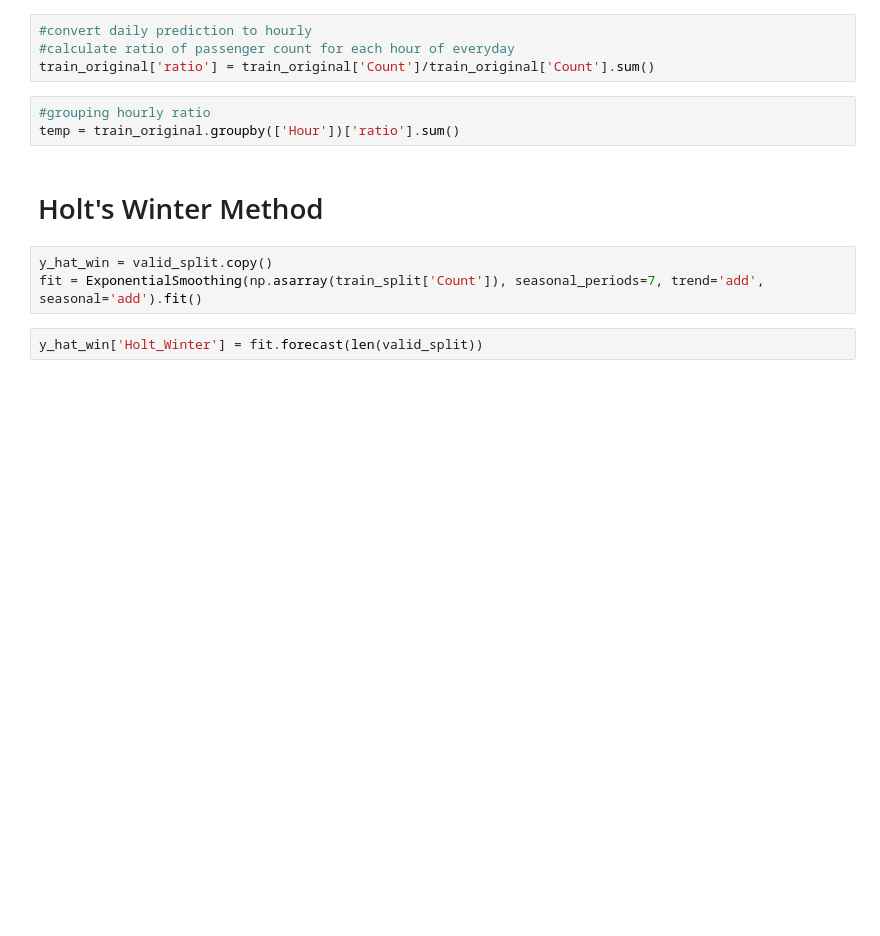
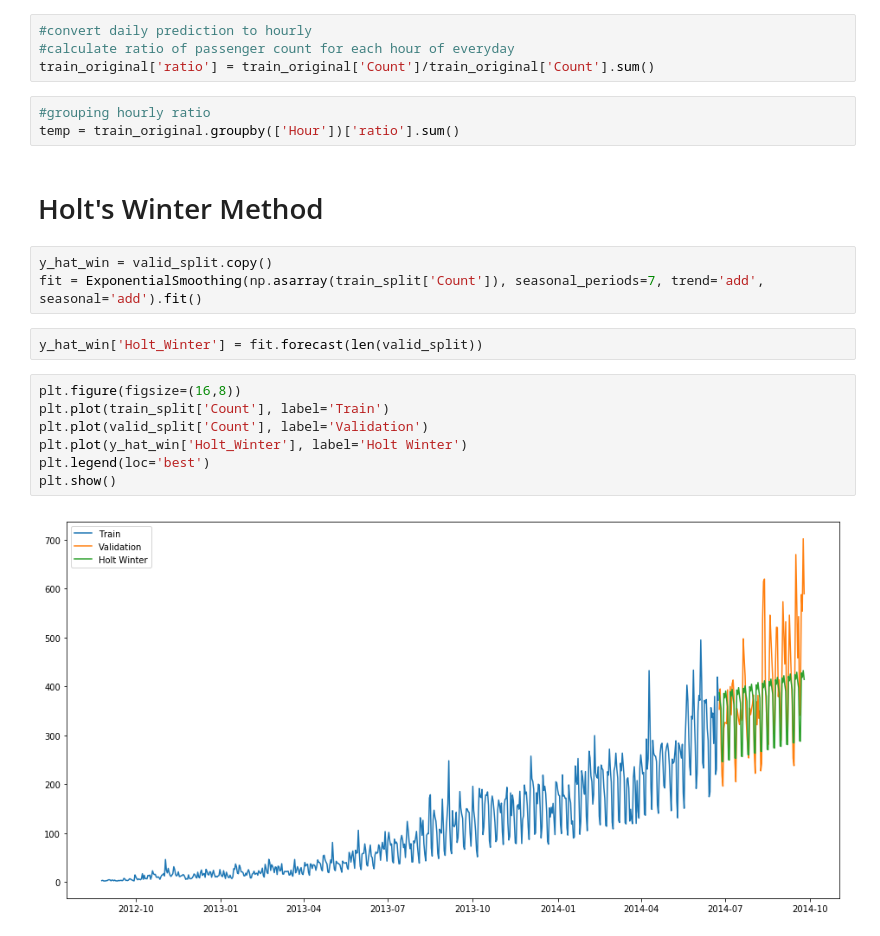
Before and after one commit to poojaphadke/Time-Series-Projects, a Jupyter notebook: Time_Series_Analysis.ipynb, the cells around one changed output. Drawn from its saved outputs; the diff is of its cells as text; blank space fills up the shorter version.

Commit message:
Holts Winter plot

```diff
--- a/Time_Series_Analysis.ipynb
+++ b/Time_Series_Analysis.ipynb
@@ -317,3 +317,12 @@ y_hat_win = valid_split.copy()
 fit = ExponentialSmoothing(np.asarray(train_split['Count']), seasonal_periods=7, trend='add', seasonal='add').fit()
 # %%
 y_hat_win['Holt_Winter'] = fit.forecast(len(valid_split))
+# %%
+plt.figure(figsize=(16,8))
+plt.plot(train_split['Count'], label='Train')
+plt.plot(valid_split['Count'], label='Validation')
+plt.plot(y_hat_win['Holt_Winter'], label='Holt Winter')
+plt.legend(loc='best')
+plt.show()
+# %% [output]
+[figure, added]
```
